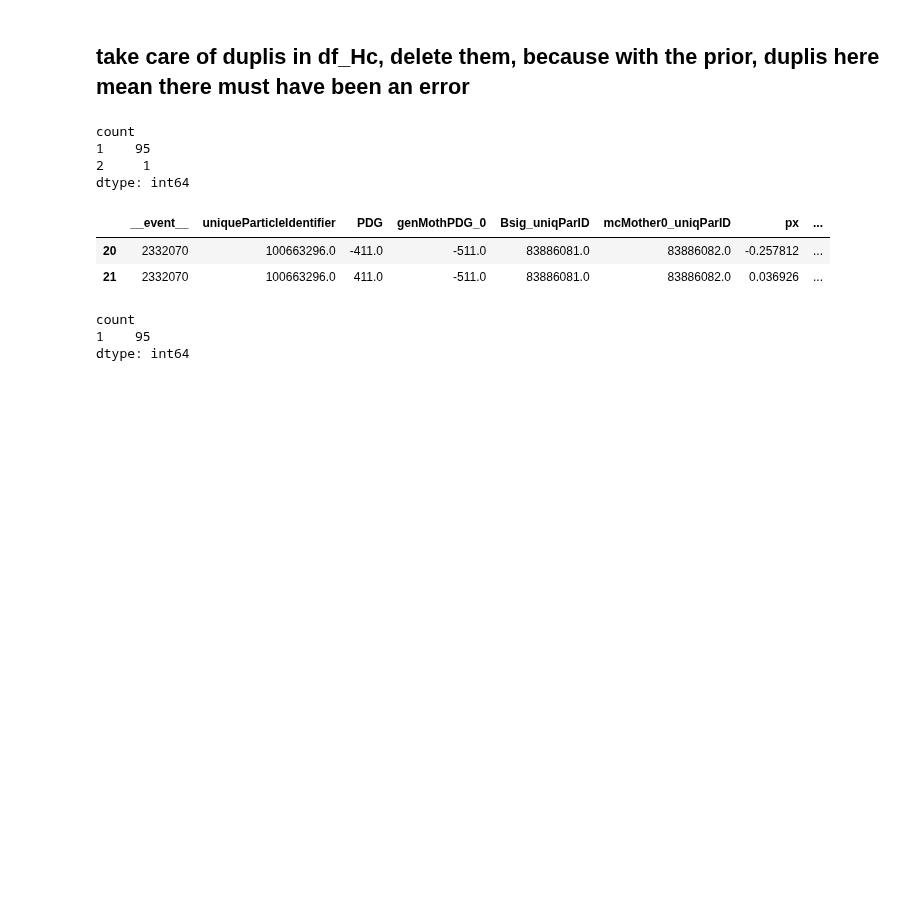
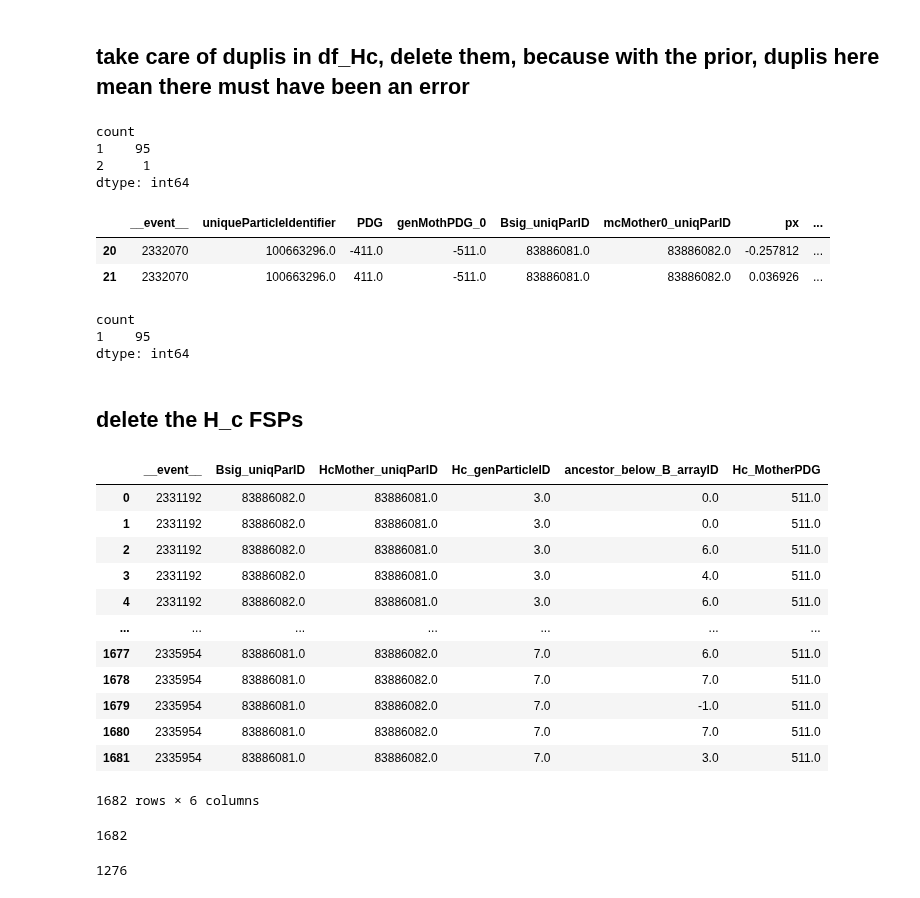
Before and after one commit to axelHeim/MCstudies, a Jupyter notebook: Dstlnu_Bt_generic/NAHS/offlineDataProd/createNNinputNAHS.ipynb, the cells around one changed output. Saved outputs shown, nothing was run; the diff lists cells and outputs as text; code cells hidden in the pictures; blank space fills up the shorter version.

```diff
--- a/Dstlnu_Bt_generic/NAHS/offlineDataProd/createNNinputNAHS.ipynb
+++ b/Dstlnu_Bt_generic/NAHS/offlineDataProd/createNNinputNAHS.ipynb
@@ -167,3 +198,33 @@ groupsHc_uniqParID.value_counts('count')
 count
 1    95
 dtype: int64
+# %% [markdown]
+## delete the H_c FSPs
+# %%
+df_FSPs['ancestor_below_B_arrayID'] = df_FSPs.apply(ancestor_below_B, axis=1)
+# %%
+df_Hc["HcMother_uniqParID"] = df_Hc["mcMother0_uniqParID"]
+df_Hc["Hc_genParticleID"] = df_Hc["genParticleID"]
+df_Hc["Hc_MotherPDG"] = df_Hc["genMothPDG_0"]
+# %%
+df_FSPs = pd.merge(df_FSPs,df_Hc[["__event__","Bsig_uniqParID","HcMother_uniqParID","Hc_genParticleID","Hc_MotherPDG"]], on="__event__")
+# %%
+df_FSPs[["__event__","Bsig_uniqParID","HcMother_uniqParID","Hc_genParticleID","ancestor_below_B_arrayID","Hc_MotherPDG"]]
+# %% [output]
+|  | __event__ | Bsig_uniqParID | HcMother_uniqParID | Hc_genParticleID | ancestor_below_B_arrayID | Hc_MotherPDG |
+| 0 | 2331192 | 83886082.0 | 83886081.0 | 3.0 | 0.0 | 511.0 |
+| 1 | 2331192 | 83886082.0 | 83886081.0 | 3.0 | 0.0 | 511.0 |
+| 2 | 2331192 | 83886082.0 | 83886081.0 | 3.0 | 6.0 | 511.0 |
+| 3 | 2331192 | 83886082.0 | 83886081.0 | 3.0 | 4.0 | 511.0 |
+| 4 | 2331192 | 83886082.0 | 83886081.0 | 3.0 | 6.0 | 511.0 |
+| ... | ... | ... | ... | ... | ... | ... |
+| 1677 | 2335954 | 83886081.0 | 83886082.0 | 7.0 | 6.0 | 511.0 |
+| 1678 | 2335954 | 83886081.0 | 83886082.0 | 7.0 | 7.0 | 511.0 |
+| 1679 | 2335954 | 83886081.0 | 83886082.0 | 7.0 | -1.0 | 511.0 |
+| 1680 | 2335954 | 83886081.0 | 83886082.0 | 7.0 | 7.0 | 511.0 |
+| 1681 | 2335954 | 83886081.0 | 83886082.0 | 7.0 | 3.0 | 511.0 |
+1682 rows × 6 columns
+# %%
+df_FSPs.shape[0]
+# %% [output]
+1682
@@ -169,0 +235,4 @@ dtype: int64
+# %%
+df_FSPs.shape[0]
+# %% [output]
+1276
```
Also changed, not shown: parts of 31 cells of this notebook.
